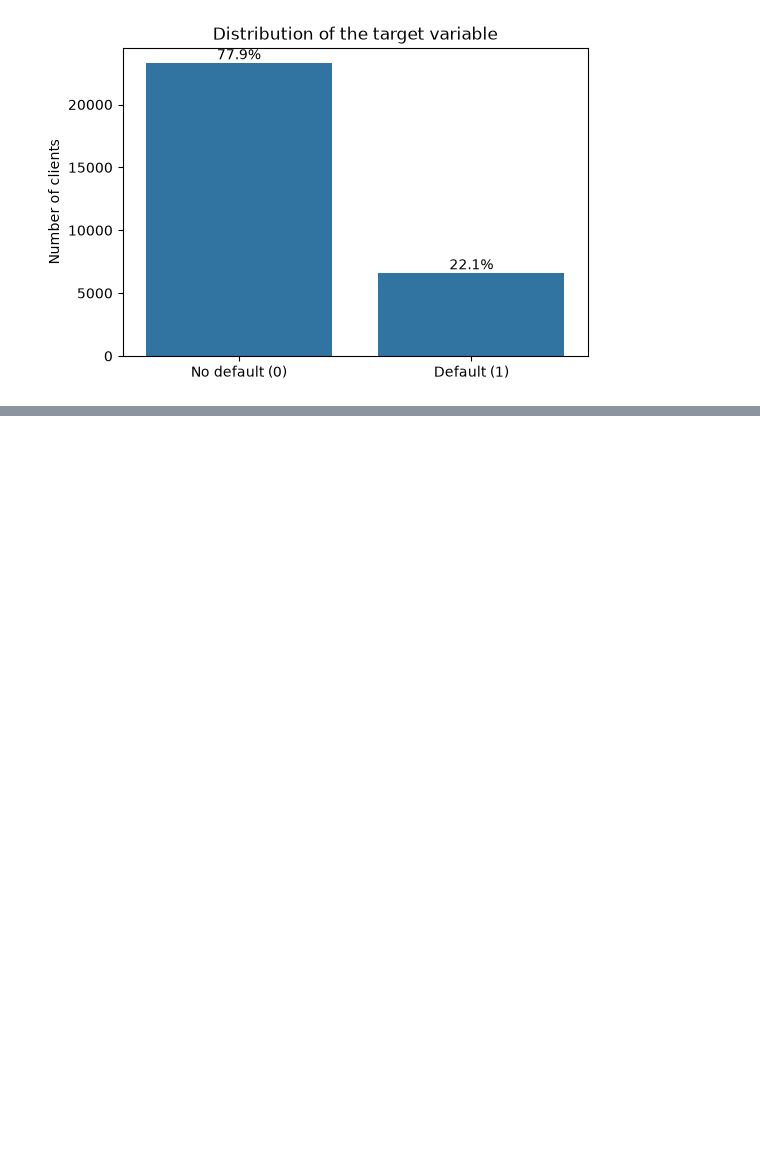
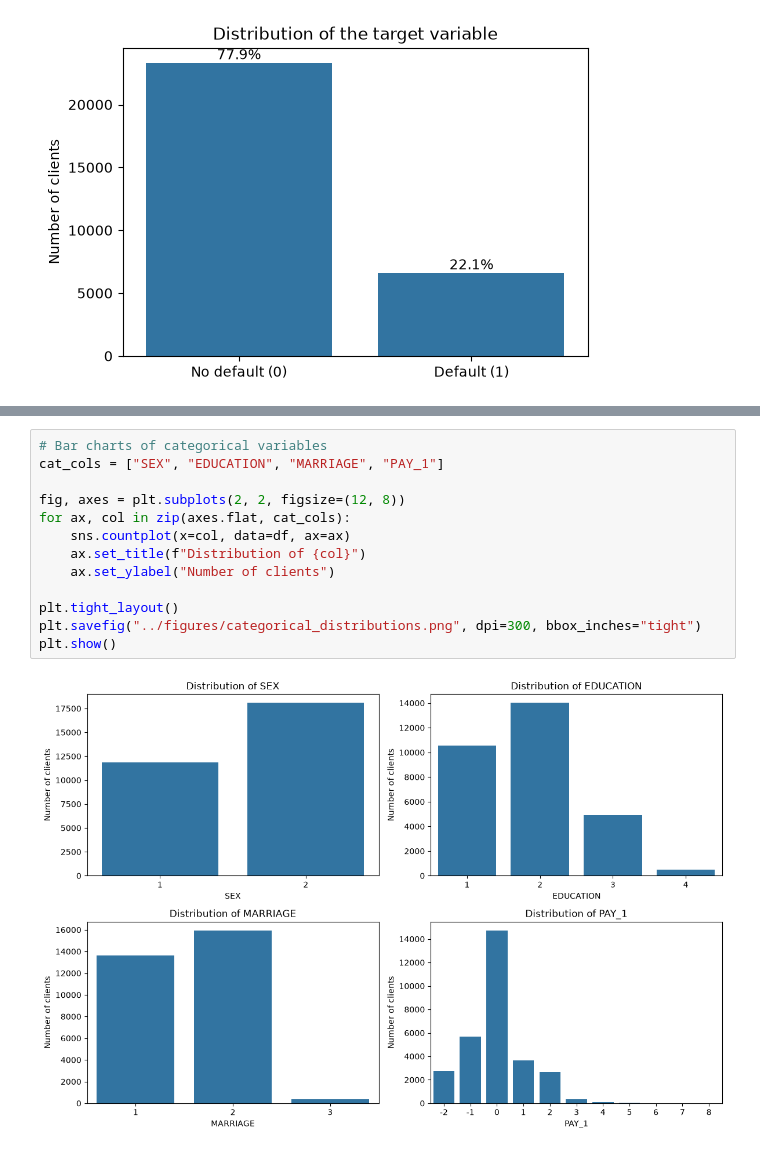
Before and after one commit to ballantimichele-cloud/credit-default-prediction, a Jupyter notebook: notebooks/01_eda.ipynb, the cells around one changed output, grey strips where cells are left out. Saved outputs shown, nothing was run; the diff lists cells and outputs as text; blank space fills up the shorter version.

```diff
--- a/notebooks/01_eda.ipynb
+++ b/notebooks/01_eda.ipynb
@@ -114,0 +171,15 @@ default
+# %%
+# Bar charts of categorical variables
+cat_cols = ["SEX", "EDUCATION", "MARRIAGE", "PAY_1"]
+
+fig, axes = plt.subplots(2, 2, figsize=(12, 8))
+for ax, col in zip(axes.flat, cat_cols):
+    sns.countplot(x=col, data=df, ax=ax)
+    ax.set_title(f"Distribution of {col}")
+    ax.set_ylabel("Number of clients")
+
+plt.tight_layout()
+plt.savefig("../figures/categorical_distributions.png", dpi=300, bbox_inches="tight")
+plt.show()
+# %% [output]
+[figure, added]
```
Also changed, not shown: parts of 11 cells of this notebook, 5 other files.
